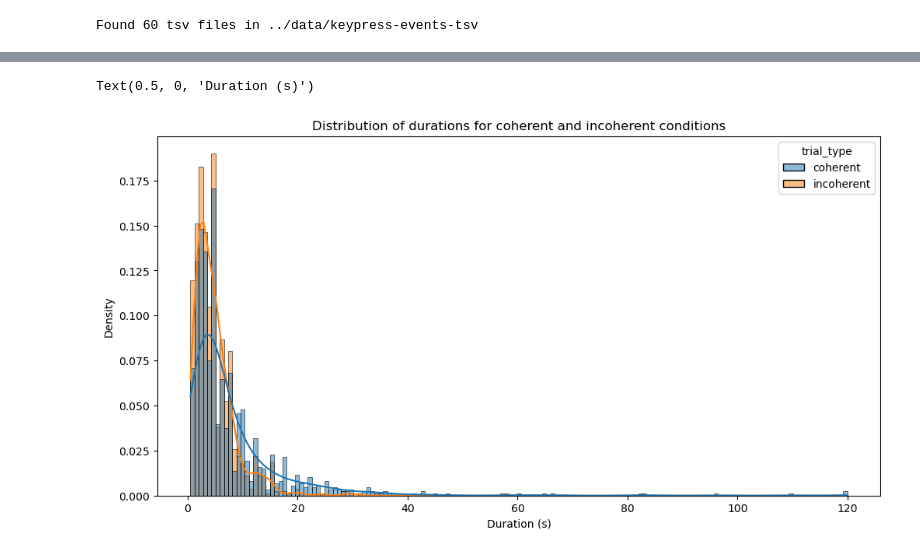
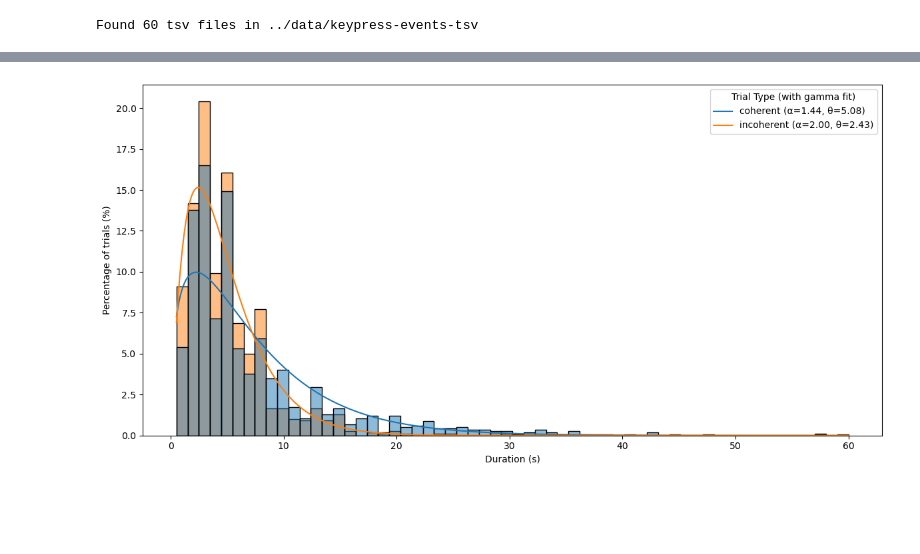
Before and after one commit to CIBIT-UC/vpmbtr, a Jupyter notebook: scripts/step-08_keypress-analysis.ipynb, the cells around one changed output, grey strips where cells are left out. Cells and saved outputs as stored; diff of their text form; code cells hidden in the pictures; blank space fills up the shorter version.

```diff
--- a/scripts/step-08_keypress-analysis.ipynb
+++ b/scripts/step-08_keypress-analysis.ipynb
@@ -78,19 +72,48 @@ df_cleaned_summary
-# %%
-# create histogram of the durations for coherent and incoherent conditions
-plt.figure(figsize=(12, 6))
-
-sns.histplot(
-    data=df,
-    x="duration",
-    hue="trial_type",
-    # bins=15,
-    kde=True,
-    stat="density",
-    common_norm=False,
-    alpha=0.5,
-)
-plt.title("Distribution of durations for coherent and incoherent conditions")
-plt.xlabel("Duration (s)")
-# %% [output]
-Text(0.5, 0, 'Duration (s)')
-[figure, removed]
+# %%
+import numpy as np
+import matplotlib.pyplot as plt
+import seaborn as sns
+from scipy.stats import gamma
+
+plt.figure(figsize=(12, 6))
+
+# Plot the histogram
+hist = sns.histplot(
+    data=df,
+    x="duration",
+    hue="trial_type",
+    bins=60,
+    kde=False,
+    stat="percent",
+    common_norm=False,
+    alpha=0.5,
+    legend=True,
+)
+
+# Get consistent binning info
+bin_edges = hist.patches[0].get_path().vertices[:, 0]
+bin_edges = np.unique(bin_edges)
+bin_width = bin_edges[1] - bin_edges[0]
+x_plot = np.linspace(df["duration"].min(), df["duration"].max(), 500)
+
+# Fit gamma and overlay PDF for each group
+for trial_type, group_data in df.groupby("trial_type"):
+    y = group_data["duration"]
+
+    # Fit gamma distribution
+    shape, loc, scale = gamma.fit(y, floc=0)  # fixing loc=0, optional
+
+    # PDF and scale it to percent
+    pdf = gamma.pdf(x_plot, shape, loc=loc, scale=scale)
+    pdf_scaled = pdf * bin_width * 100
+
+    # Plot
+    plt.plot(x_plot, pdf_scaled, label=f"{trial_type} (α={shape:.2f}, θ={scale:.2f})")
+
+plt.xlabel("Duration (s)")
+plt.ylabel("Percentage of trials (%)")
+plt.legend(title="Trial Type (with gamma fit)")
+plt.tight_layout()
+plt.show()
+# %% [output]
+[figure, added]
```
Also changed, not shown: parts of 4 cells of this notebook, 10 other files.
